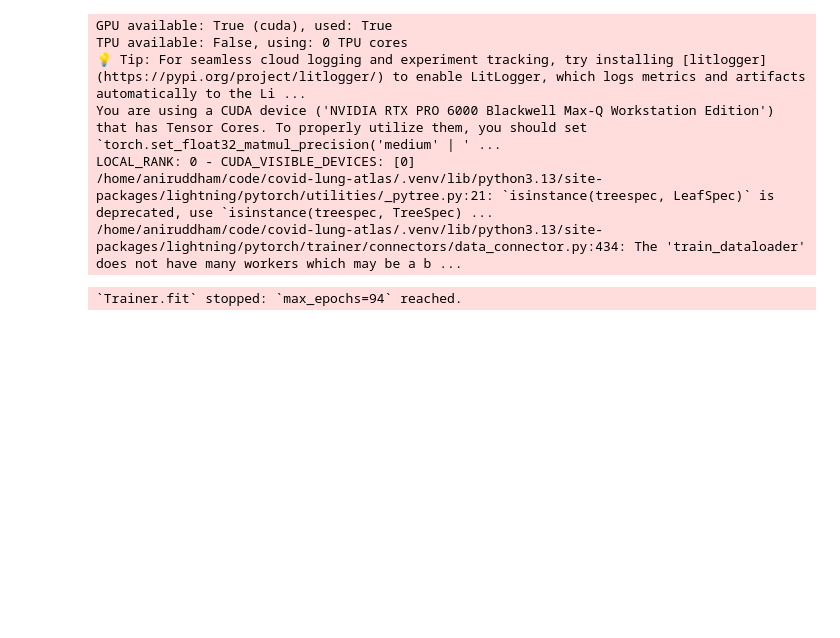
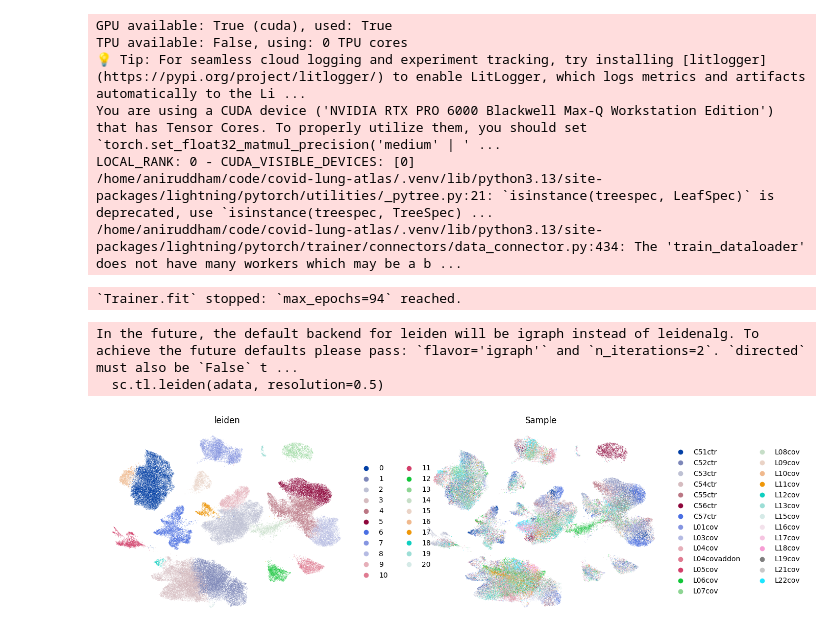
Before and after one commit to amkhrjee/covid-lung-atlas, a Jupyter notebook: analysis.ipynb, the cells around one changed output. Cells and saved outputs as stored; diff of their text form; code cells hidden in the pictures; blank space fills up the shorter version.

```diff
--- a/analysis.ipynb
+++ b/analysis.ipynb
@@ -66,3 +66,15 @@ LOCAL_RANK: 0 - CUDA_VISIBLE_DEVICES: [0]
 /home/aniruddham/code/covid-lung-atlas/.venv/lib/python3.13/site-packages/lightning/pytorch/utilities/_pytree.py:21: `isinstance(treespec, LeafSpec)` is deprecated, use `isinstance(treespec, TreeSpec) ...
 /home/aniruddham/code/covid-lung-atlas/.venv/lib/python3.13/site-packages/lightning/pytorch/trainer/connectors/data_connector.py:434: The 'train_dataloader' does not have many workers which may be a b ...
 `Trainer.fit` stopped: `max_epochs=94` reached.
+# %%
+adata.obsm["X_scVI"] = model.get_latent_representation()
+adata.layers["scvi_normalized"] = model.get_normalized_expression(library_size=1e4)
+# %%
+sc.pp.neighbors(adata, use_rep="X_scVI")
+sc.tl.umap(adata)
+sc.tl.leiden(adata, resolution=0.5)
+sc.pl.umap(adata, color=["leiden", "Sample"], frameon=False)
+# %% [output]
+In the future, the default backend for leiden will be igraph instead of leidenalg. To achieve the future defaults please pass: `flavor='igraph'` and `n_iterations=2`. `directed` must also be `False` t ...
+  sc.tl.leiden(adata, resolution=0.5)
+[figure, added]
```
Also changed, not shown: parts of 3 cells of this notebook.
